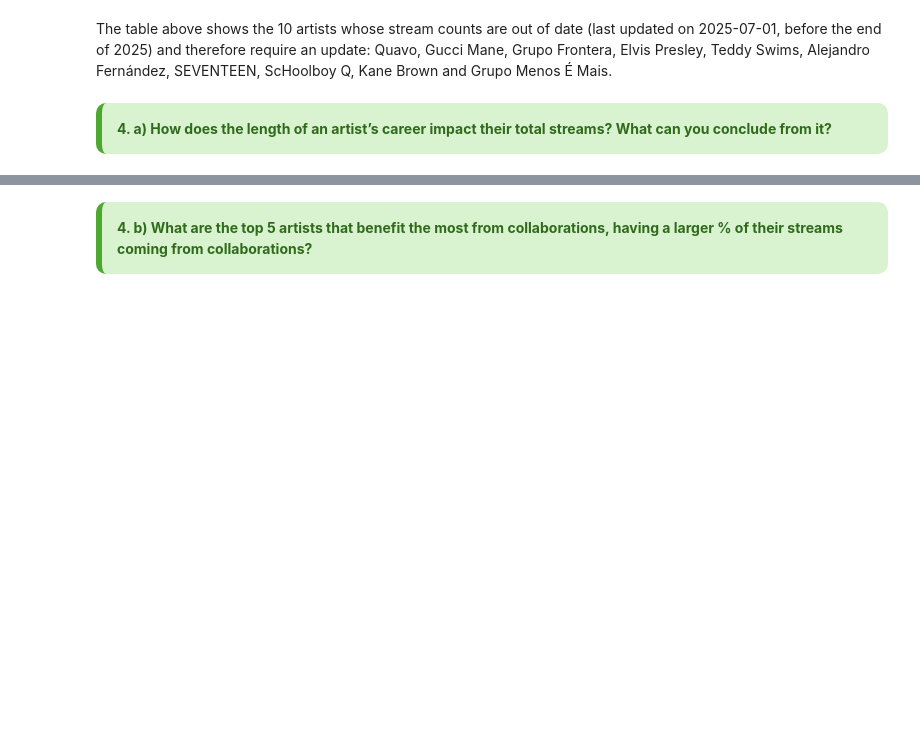
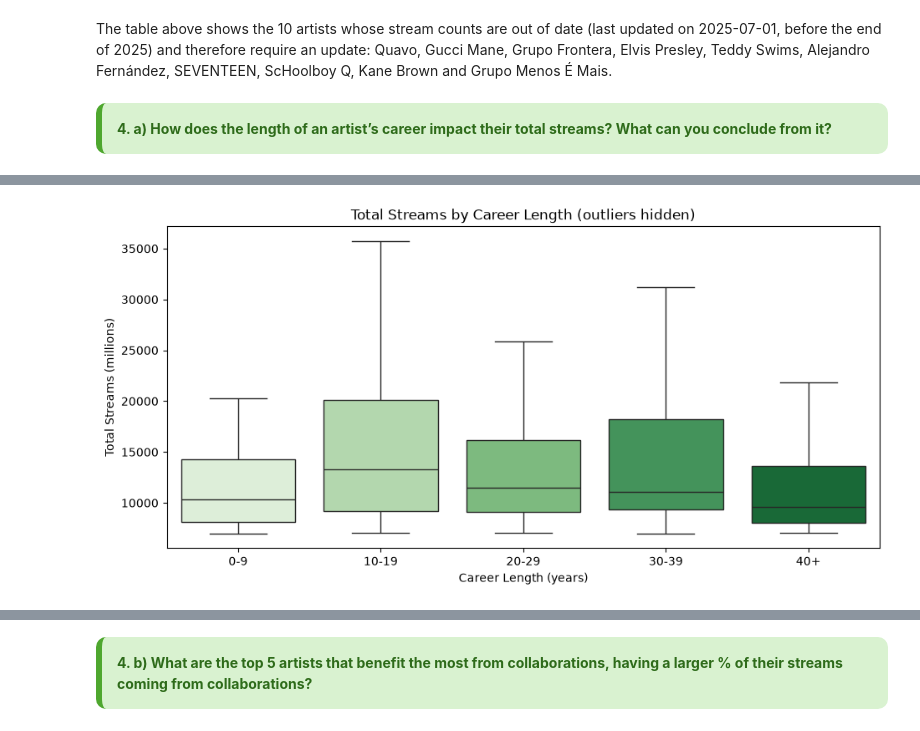
Before and after one commit to martim-dot/Group15_PDS_2627, a Jupyter notebook: project.ipynb, the cells around one changed output, grey strips where cells are left out. Cells and saved outputs as stored; diff of their text form; code cells hidden in the pictures; blank space fills up the shorter version.

```diff
--- a/project.ipynb
+++ b/project.ipynb
@@ -580,0 +646,8 @@ What can you conclude from it?     </b>
+# %%
+artist_df['Career Group'] = pd.cut(artist_df['Career Length'], bins=[0, 10, 20, 30, 40, 90], right=False,
+                                   labels=['0-9', '10-19', '20-29', '30-39', '40+'])
+
+career_stats = artist_df.groupby('Career Group')['Total Streams'].agg(['count', 'mean', 'median'])
+career_stats.columns = ['Number of Artists', 'Mean Streams', 'Median Streams']
+career_stats[['Mean Streams', 'Median Streams']] = career_stats[['Mean Streams', 'Median Streams']].astype('float64').round(1)
+career_stats
@@ -580,0 +662,9 @@ What can you conclude from it?     </b>
+# %%
+plt.figure(figsize=(11, 5))
+sns.boxplot(data=artist_df, x='Career Group', y='Total Streams', palette='Greens', showfliers=False)
+plt.title('Total Streams by Career Length (outliers hidden)')
+plt.xlabel('Career Length (years)')
+plt.ylabel('Total Streams (millions)')
+plt.show()
+# %% [output]
+[figure, added]
```
Also changed, not shown: parts of 40 cells of this notebook.
